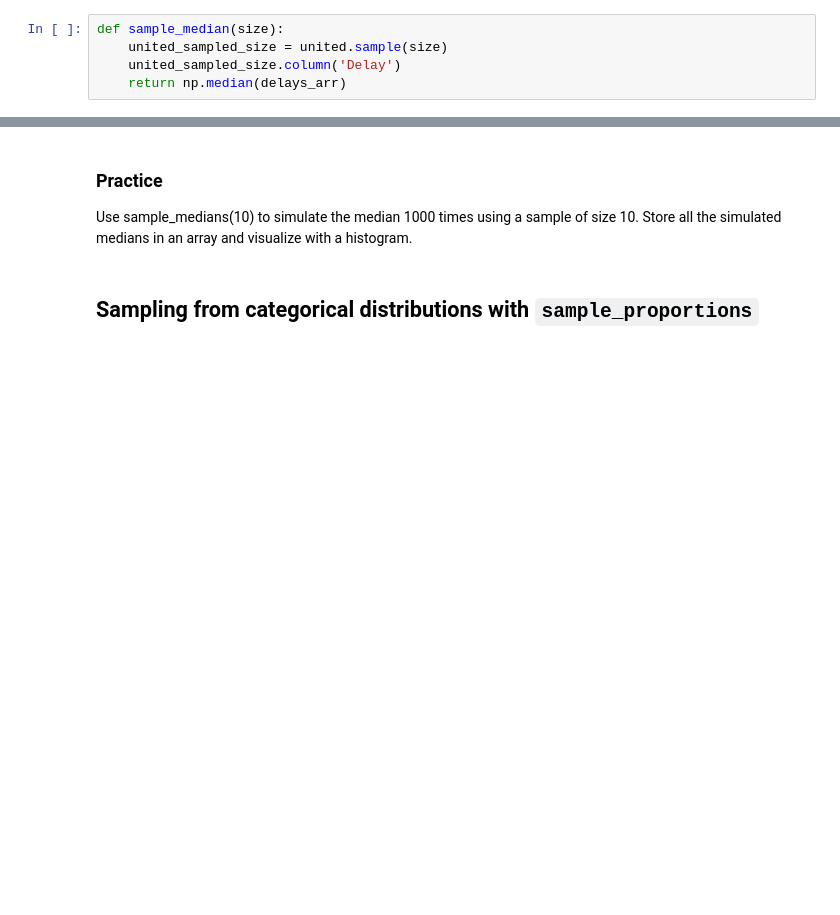
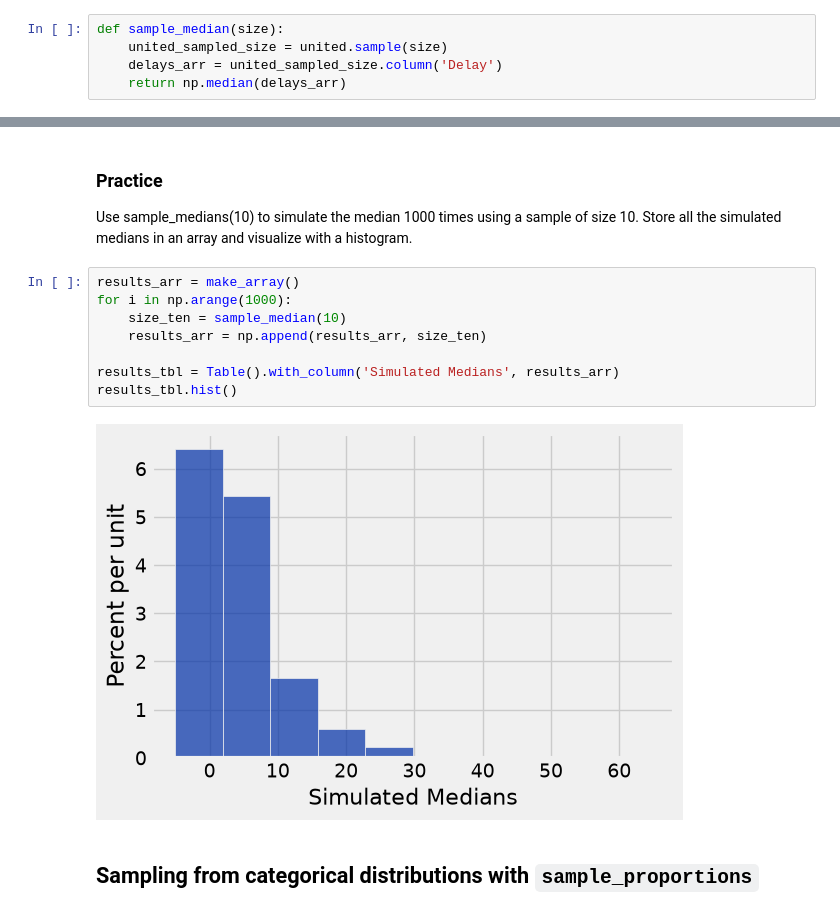
Before and after one commit to morreyy/ellwood-morrell-introF26, a Jupyter notebook: FOR GITHUB/Demos/Demo 13 - Sampling/sampling.ipynb, the cells around one changed output, grey strips where cells are left out. Drawn from its saved outputs; the diff is of its cells as text; blank space fills up the shorter version.

```diff
--- a/FOR GITHUB/Demos/Demo 13 - Sampling/sampling.ipynb
+++ b/FOR GITHUB/Demos/Demo 13 - Sampling/sampling.ipynb
@@ -71,7 +71,7 @@ np.median(delays_arr)
 # %%
 def sample_median(size):
     united_sampled_size = united.sample(size)
-    united_sampled_size.column('Delay')
+    delays_arr = united_sampled_size.column('Delay')
     return np.median(delays_arr)
 # %%
 sample_median(10)
@@ -87,6 +87,16 @@ sample_median(1000)
 ### Practice
 
 Use sample_medians(10) to simulate the median 1000 times using a sample of size 10. Store all the simulated medians in an array and visualize with a histogram.
+# %%
+results_arr = make_array()
+for i in np.arange(1000):
+    size_ten = sample_median(10)
+    results_arr = np.append(results_arr, size_ten)
+
+results_tbl = Table().with_column('Simulated Medians', results_arr)
+results_tbl.hist()
+# %% [output]
+[figure, added]
 # %% [markdown]
 ## Sampling from categorical distributions with `sample_proportions` ##
 # %% [markdown]
```
Also changed, not shown: parts of 9 cells of this notebook.
